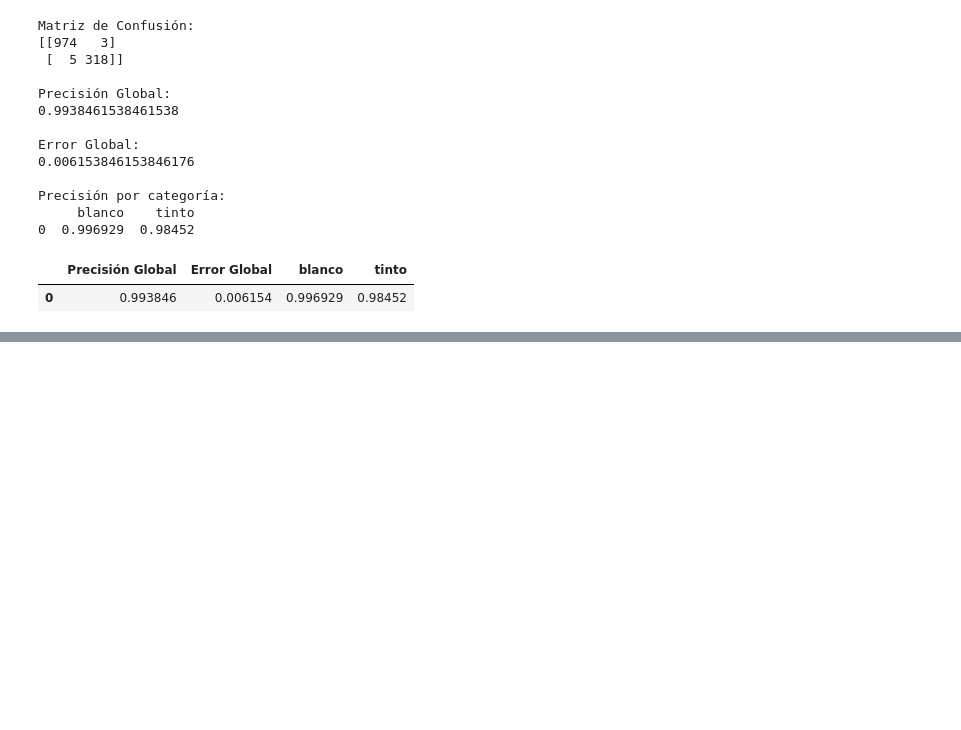
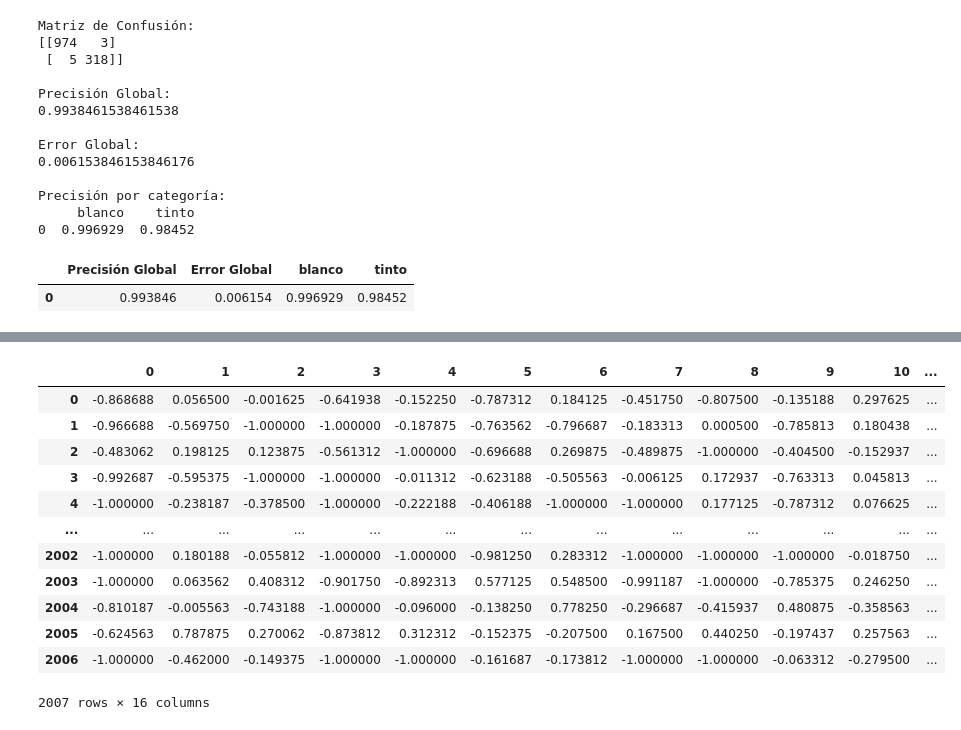
Before and after one commit to thewill-i-am/DeepLearning, a Jupyter notebook: tarea2_william_aguilar.ipynb, the cells around one changed output, grey strips where cells are left out. Cells and saved outputs as stored; diff of their text form; code cells hidden in the pictures; blank space fills up the shorter version.

```diff
--- a/tarea2_william_aguilar.ipynb
+++ b/tarea2_william_aguilar.ipynb
@@ -378,0 +404,3 @@ def comprimir(data, p=4):
+# %%
+ytest = dataTest['Numero']
+dataTest = dataTest.drop(columns=['Numero'])
@@ -378,0 +482,17 @@ def comprimir(data, p=4):
+# %%
+dataTestComprimido = comprimir(dataTest)
+dataTestComprimido
+# %% [output]
+|  | 0 | 1 | 2 | 3 | 4 | 5 | 6 | 7 | 8 | 9 | 10 | ... |
+| 0 | -0.868688 | 0.056500 | -0.001625 | -0.641938 | -0.152250 | -0.787312 | 0.184125 | -0.451750 | -0.807500 | -0.135188 | 0.297625 | ... |
+| 1 | -0.966688 | -0.569750 | -1.000000 | -1.000000 | -0.187875 | -0.763562 | -0.796687 | -0.183313 | 0.000500 | -0.785813 | 0.180438 | ... |
+| 2 | -0.483062 | 0.198125 | 0.123875 | -0.561312 | -1.000000 | -0.696688 | 0.269875 | -0.489875 | -1.000000 | -0.404500 | -0.152937 | ... |
+| 3 | -0.992687 | -0.595375 | -1.000000 | -1.000000 | -0.011312 | -0.623188 | -0.505563 | -0.006125 | 0.172937 | -0.763313 | 0.045813 | ... |
+| 4 | -1.000000 | -0.238187 | -0.378500 | -1.000000 | -0.222188 | -0.406188 | -1.000000 | -1.000000 | 0.177125 | -0.787312 | 0.076625 | ... |
+| ... | ... | ... | ... | ... | ... | ... | ... | ... | ... | ... | ... | ... |
+| 2002 | -1.000000 | 0.180188 | -0.055812 | -1.000000 | -1.000000 | -0.981250 | 0.283312 | -1.000000 | -1.000000 | -1.000000 | -0.018750 | ... |
+| 2003 | -1.000000 | 0.063562 | 0.408312 | -0.901750 | -0.892313 | 0.577125 | 0.548500 | -0.991187 | -1.000000 | -0.785375 | 0.246250 | ... |
+| 2004 | -0.810187 | -0.005563 | -0.743188 | -1.000000 | -0.096000 | -0.138250 | 0.778250 | -0.296687 | -0.415937 | 0.480875 | -0.358563 | ... |
+| 2005 | -0.624563 | 0.787875 | 0.270062 | -0.873812 | 0.312312 | -0.152375 | -0.207500 | 0.167500 | 0.440250 | -0.197437 | 0.257563 | ... |
+| 2006 | -1.000000 | -0.462000 | -0.149375 | -1.000000 | -1.000000 | -0.161687 | -0.173812 | -1.000000 | -1.000000 | -0.063312 | -0.279500 | ... |
+2007 rows × 16 columns
```
Also changed, not shown: parts of 21 cells of this notebook.
